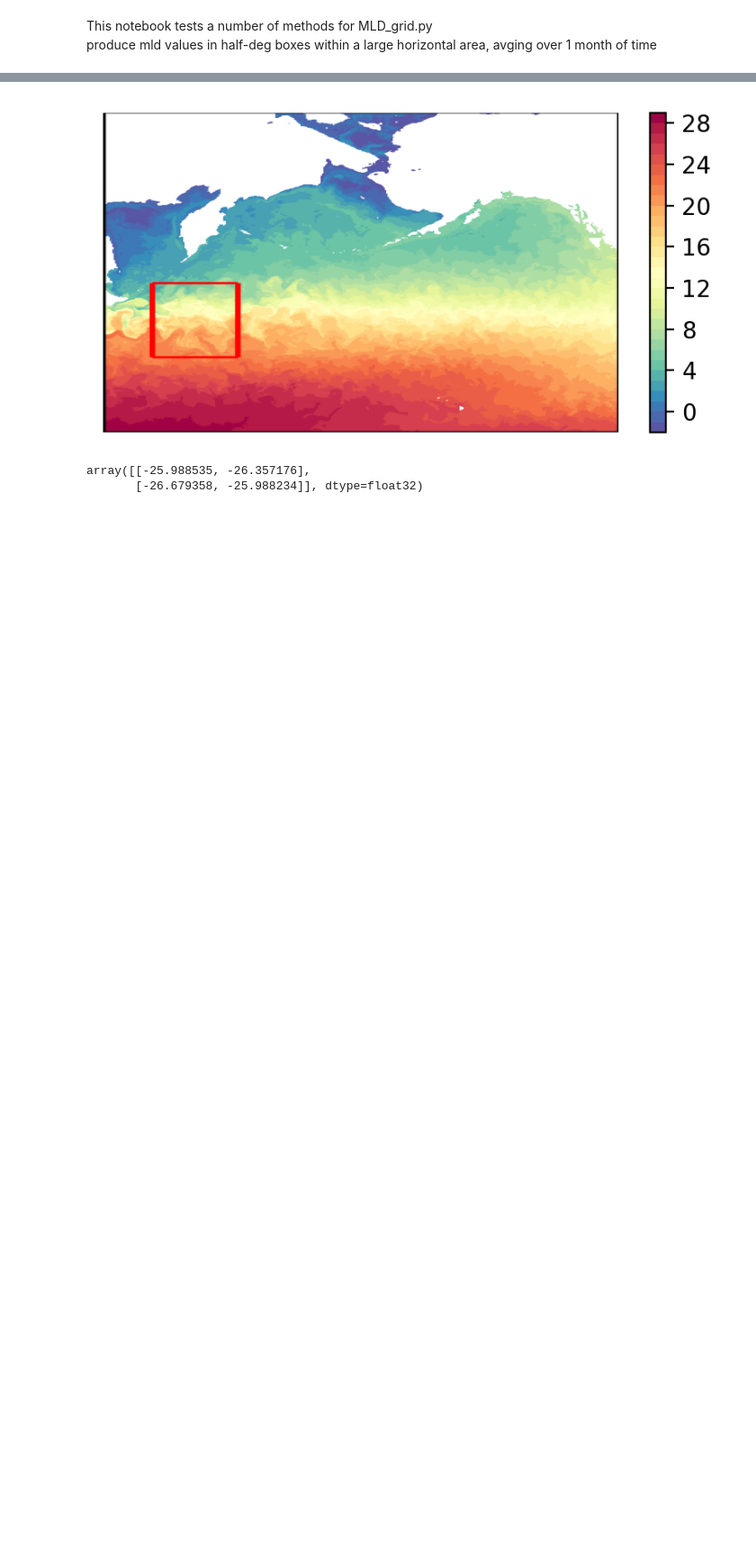
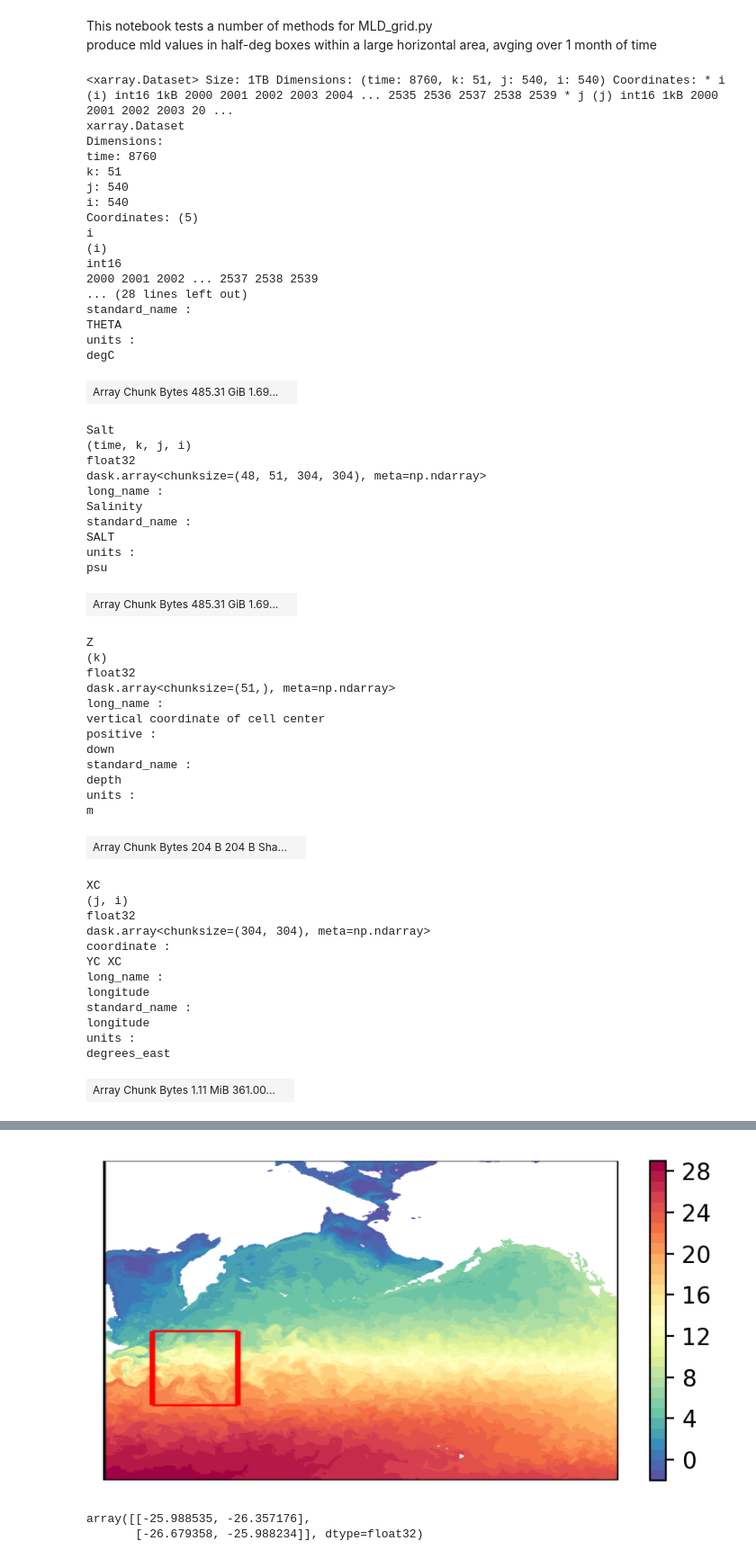
Before and after one commit to GHOpenonic/LLC_ocean_emulator, a Jupyter notebook: high_res_diagnostics/MLD/MLD_grid_testing.ipynb, the cells around one changed output, grey strips where cells are left out. Shown at 90% size. Drawn from its saved outputs; the diff is of its cells as text; code cells hidden in the pictures; blank space fills up the shorter version.

```diff
--- a/high_res_diagnostics/MLD/MLD_grid_testing.ipynb
+++ b/high_res_diagnostics/MLD/MLD_grid_testing.ipynb
@@ -11,3 +11,76 @@ import dask
 
 from fastjmd95 import jmd95numba
 from xhistogram.xarray import histogram
+# %%
+# set location
+face = 7
+# set temporal params
+t_0 = 432
+t_1 = t_0 + (365*24)
+
+# horizontal subsets
+h_0 = 2000
+h_1 = h_0 + 540
+# %%
+LLC_face = xr.open_zarr('/orcd/data/abodner/003/LLC4320/LLC4320',consolidated=False, chunks={"time": 96,"k": -1,"i": 384,"j": 384,},)
+
+# select temporal extent, select face
+LLC_sub = LLC_face.isel(time=slice(t_0,t_1), face = face, i = slice(h_0,h_1), j = slice(h_0,h_1))[['Theta','Salt','Z','XC','YC']]
+# %%
+LLC_sub
+# %% [output]
+<xarray.Dataset> Size: 1TB Dimensions: (time: 8760, k: 51, j: 540, i: 540) Coordinates: * i (i) int16 1kB 2000 2001 2002 2003 2004 ... 2535 2536 2537 2538 2539 * j (j) int16 1kB 2000 2001 2002 2003 20 ...
+xarray.Dataset
+Dimensions:
+time: 8760
+k: 51
+j: 540
+i: 540
+Coordinates: (5)
+i
+(i)
+int16
+2000 2001 2002 ... 2537 2538 2539
+... (28 lines left out)
+standard_name :
+THETA
+units :
+degC
+| Array Chunk Bytes 485.31 GiB 1.69... |  |
+Salt
+(time, k, j, i)
+float32
+dask.array<chunksize=(48, 51, 304, 304), meta=np.ndarray>
+long_name :
+Salinity
+standard_name :
+SALT
+units :
+psu
+| Array Chunk Bytes 485.31 GiB 1.69... |  |
+Z
+(k)
+float32
+dask.array<chunksize=(51,), meta=np.ndarray>
+long_name :
+vertical coordinate of cell center
+positive :
+down
+standard_name :
+depth
+units :
+m
+| Array Chunk Bytes 204 B 204 B Sha... |  |
+XC
+(j, i)
+float32
+dask.array<chunksize=(304, 304), meta=np.ndarray>
+coordinate :
+YC XC
+long_name :
+longitude
+standard_name :
+longitude
+units :
+degrees_east
+| Array Chunk Bytes 1.11 MiB 361.00... |  |
```
Also changed, not shown: parts of 20 cells of this notebook, 2 other files.
